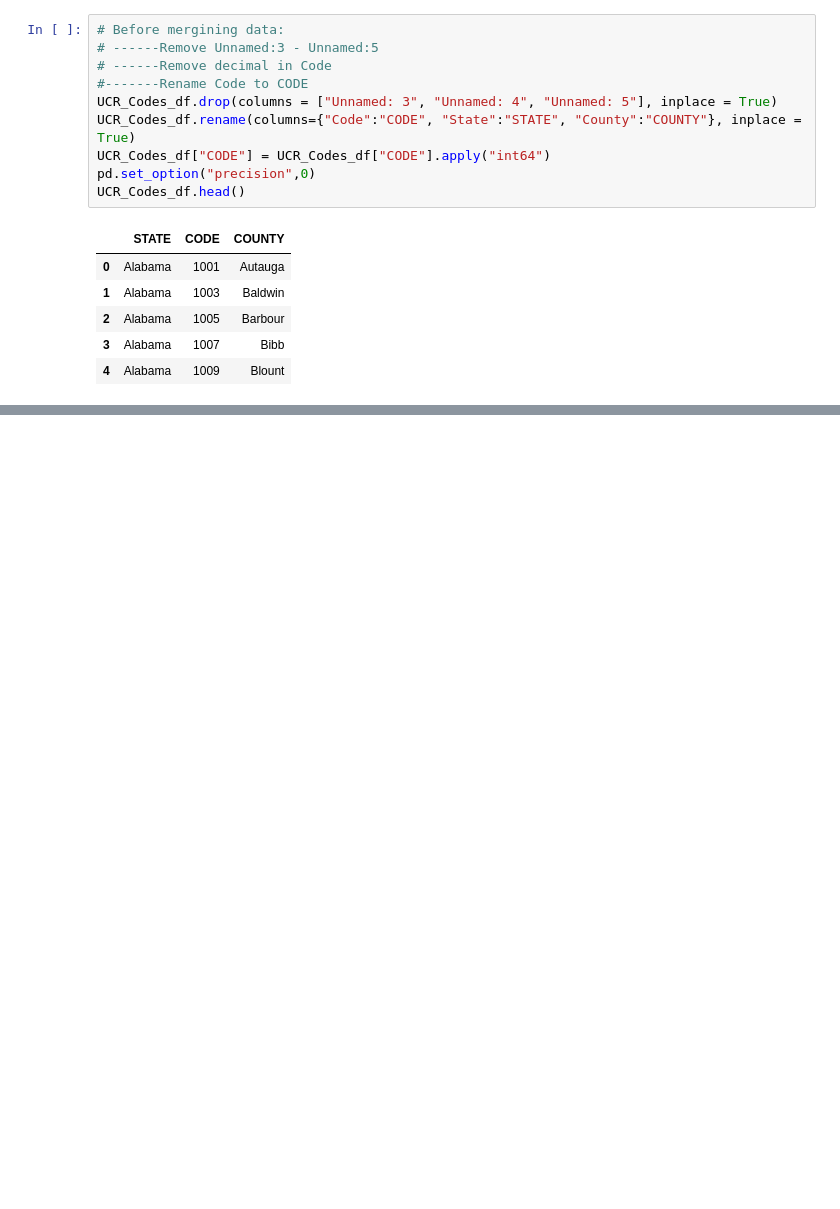
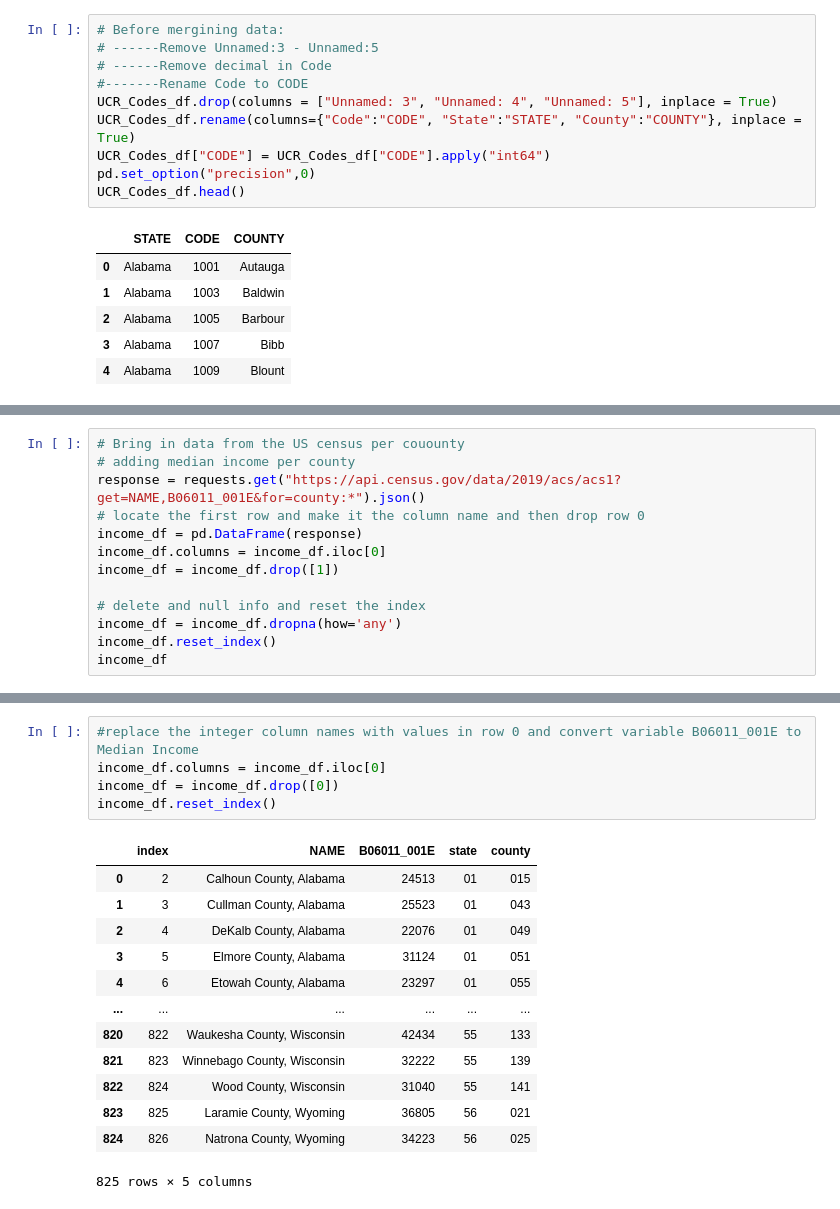
Before and after one commit to melindaeudy/Project_1, a Jupyter notebook: Project_1.ipynb, the cells around one changed output, grey strips where cells are left out. Cells and saved outputs as stored; diff of their text form; blank space fills up the shorter version.

```diff
--- a/Project_1.ipynb
+++ b/Project_1.ipynb
@@ -128,0 +125,13 @@ merged_UCR_Crime_df.head(15)
+# %%
+# Bring in data from the US census per couounty
+# adding median income per county
+response = requests.get("https://api.census.gov/data/2019/acs/acs1?get=NAME,B06011_001E&for=county:*").json()
+# locate the first row and make it the column name and then drop row 0
+income_df = pd.DataFrame(response)
+income_df.columns = income_df.iloc[0]
+income_df = income_df.drop([1])
+
+# delete and null info and reset the index
+income_df = income_df.dropna(how='any')
+income_df.reset_index()
+income_df
@@ -128,0 +152,19 @@ merged_UCR_Crime_df.head(15)
+# %%
+#replace the integer column names with values in row 0 and convert variable B06011_001E to Median Income
+income_df.columns = income_df.iloc[0]
+income_df = income_df.drop([0])
+income_df.reset_index()
+# %% [output]
+|  | index | NAME | B06011_001E | state | county |
+| 0 | 2 | Calhoun County, Alabama | 24513 | 01 | 015 |
+| 1 | 3 | Cullman County, Alabama | 25523 | 01 | 043 |
+| 2 | 4 | DeKalb County, Alabama | 22076 | 01 | 049 |
+| 3 | 5 | Elmore County, Alabama | 31124 | 01 | 051 |
+| 4 | 6 | Etowah County, Alabama | 23297 | 01 | 055 |
+| ... | ... | ... | ... | ... | ... |
+| 820 | 822 | Waukesha County, Wisconsin | 42434 | 55 | 133 |
+| 821 | 823 | Winnebago County, Wisconsin | 32222 | 55 | 139 |
+| 822 | 824 | Wood County, Wisconsin | 31040 | 55 | 141 |
+| 823 | 825 | Laramie County, Wyoming | 36805 | 56 | 021 |
+| 824 | 826 | Natrona County, Wyoming | 34223 | 56 | 025 |
+825 rows × 5 columns
```
Also changed, not shown: parts of 7 cells of this notebook.
